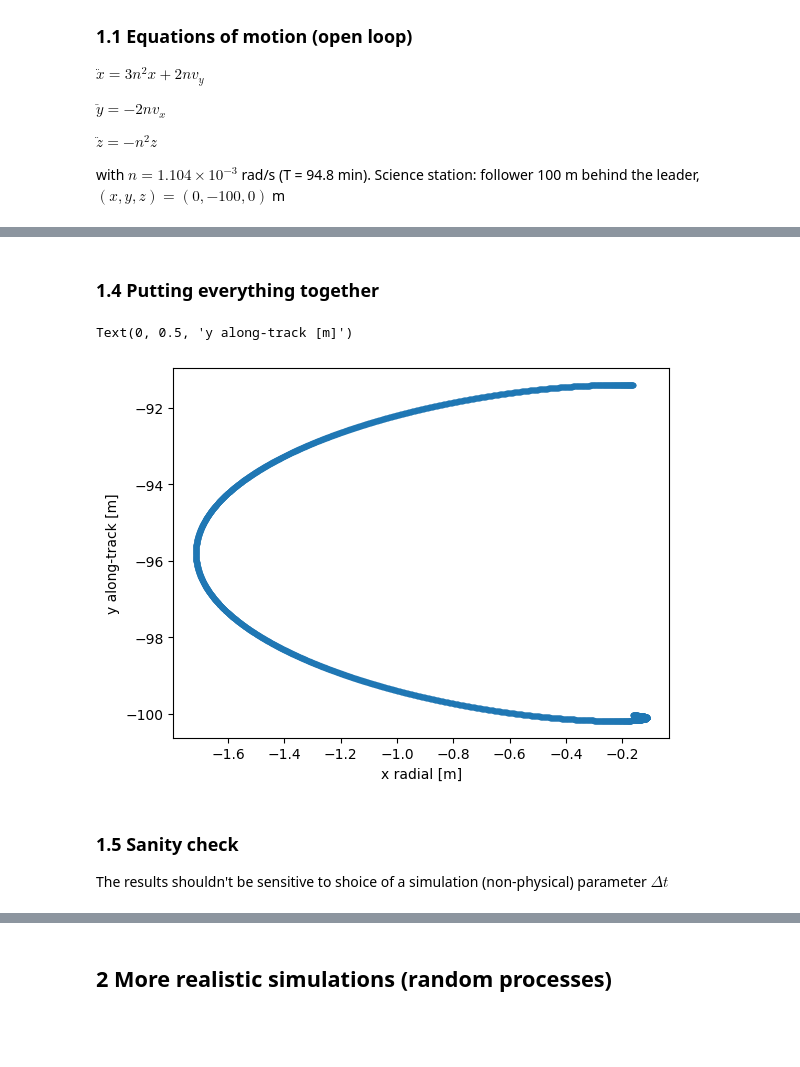
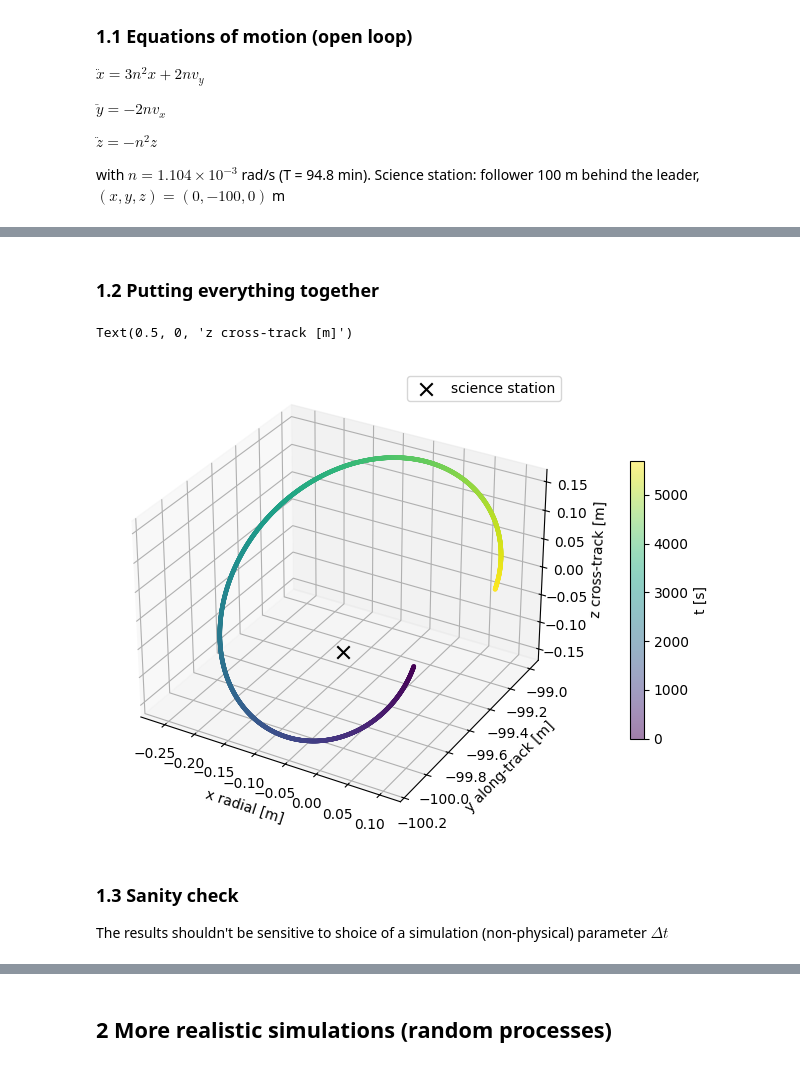
Before and after one commit to atciamb/SVD_Group5_Sims, a Jupyter notebook: Flight_Mechanics_sims/sims_team5.ipynb, the cells around one changed output, grey strips where cells are left out. Cells and saved outputs as stored; diff of their text form; code cells hidden in the pictures; blank space fills up the shorter version.

```diff
--- a/Flight_Mechanics_sims/sims_team5.ipynb
+++ b/Flight_Mechanics_sims/sims_team5.ipynb
@@ -46,24 +31,0 @@ velocities[0] = np.random.normal(0,0.25e-3,3) #[m/s] 0.25 mm/s standard deviatio
-# %%
-for i in range(N - 1):
-  t = i * dt
-  x = positions[i]
-  v = velocities[i]
-  k1_x = v
-  k1_v = get_acceleration(x, v, t)
-  k2_x = v + 0.5 * dt * k1_v
-  k2_v = get_acceleration(
-      x + 0.5 * dt * k1_x, v + 0.5 * dt * k1_v, t + 0.5 * dt
-  )
-
-  k3_x = v + 0.5 * dt * k2_v
-  k3_v = get_acceleration(
-      x + 0.5 * dt * k2_x, v + 0.5 * dt * k2_v, t + 0.5 * dt
-  )
-
-
-  k4_x = v + dt * k3_v
-  k4_v = get_acceleration(x + dt * k3_x, v + dt * k3_v, t + dt)
-
-  # Update position and velocity using the weighted average of the steps
-  positions[i + 1] = x + (dt / 6.0) * (k1_x + 2 * k2_x + 2 * k3_x + k4_x)
-  velocities[i + 1] = v + (dt / 6.0) * (k1_v + 2 * k2_v + 2 * k3_v + k4_v)
@@ -79,29 +32,36 @@ Text(0, 0.5, 'y along-track [m]')
 # %% [markdown]
-### 1.4 Putting everything together
+### 1.2 Putting everything together
 # %%
 dt = 1
 t_end = 5690 #[s] one orbit (94.8 min)
 
 N = int(t_end/dt)
 positions = np.empty((N, 3))
 velocities = np.empty((N, 3))
 
+r_target = np.array([0, -100, 0]) #[m] science station: follower 100 m behind the leader (MR-02 nominal)
 positions[0] = r_target + np.random.normal(0,0.1,3) #IMPORTANT FOR TESTING
+# velocities[0][1] = -2*n*(positions[0][0] - r_target[0])
 velocities[0] = np.random.normal(0,0.25e-3,3)
 
 for i in range(N-1):
     acceleration = get_acceleration(positions[i], velocities[i], i*dt)
     positions[i+1] = positions[i] + velocities[i]*dt
     velocities[i+1] = velocities[i] + acceleration*dt
 
-plt.scatter(positions[:,0], positions[:,1], marker=".", alpha=0.5)
-plt.xlabel("x radial [m]")
-plt.ylabel("y along-track [m]")
+ax = plt.figure(figsize=(8,6)).add_subplot(projection="3d") #3D view (leader is at the origin, 100 m in +y)
+path = ax.scatter(positions[:,0], positions[:,1], positions[:,2], marker=".", alpha=0.5, c=np.arange(N)*dt) #color = time
+ax.scatter(*r_target, color="k", marker="x", s=80, label="science station")
+plt.colorbar(path, label="t [s]", shrink=0.6, pad=0.1)
+plt.legend()
+ax.set_xlabel("x radial [m]")
+ax.set_ylabel("y along-track [m]")
+ax.set_zlabel("z cross-track [m]")
 # %% [output]
-Text(0, 0.5, 'y along-track [m]')
+Text(0.5, 0, 'z cross-track [m]')
-[figure, old version]
+[figure, new version]
 # %% [markdown]
-### 1.5 Sanity check
+### 1.3 Sanity check
 
 The results shouldn't be sensitive to shoice of a simulation (non-physical) parameter $\Delta t$
 # %%
```
Also changed, not shown: parts of 47 cells of this notebook.
